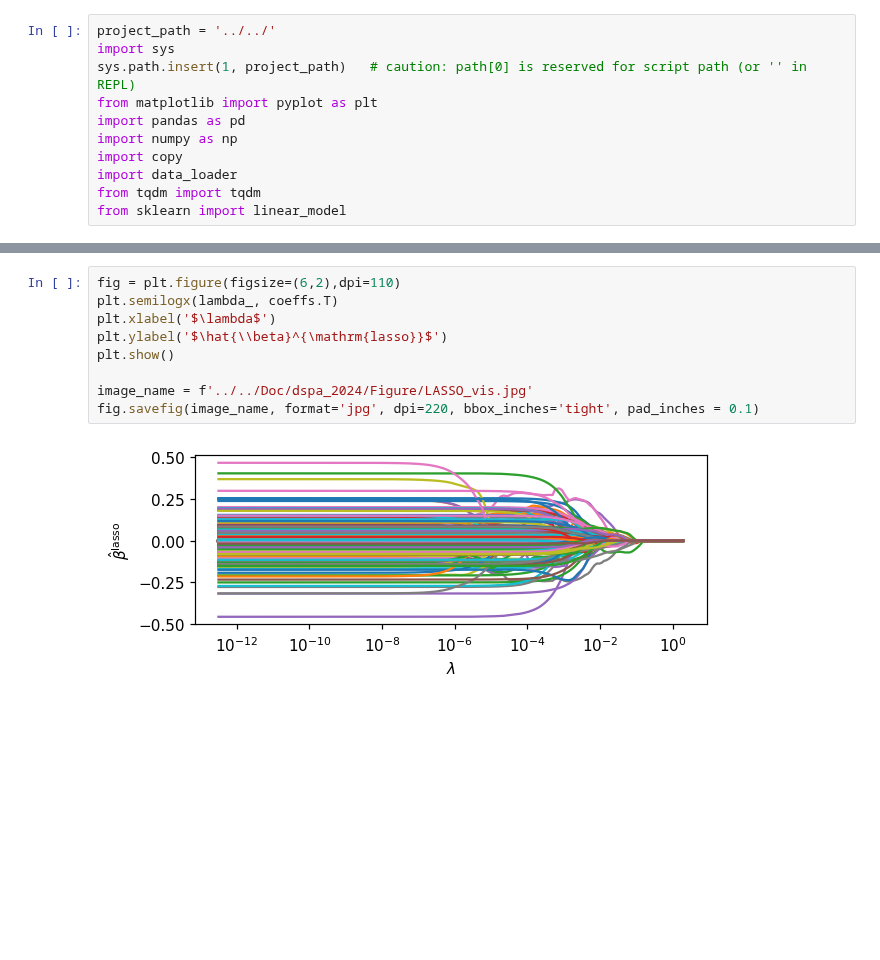
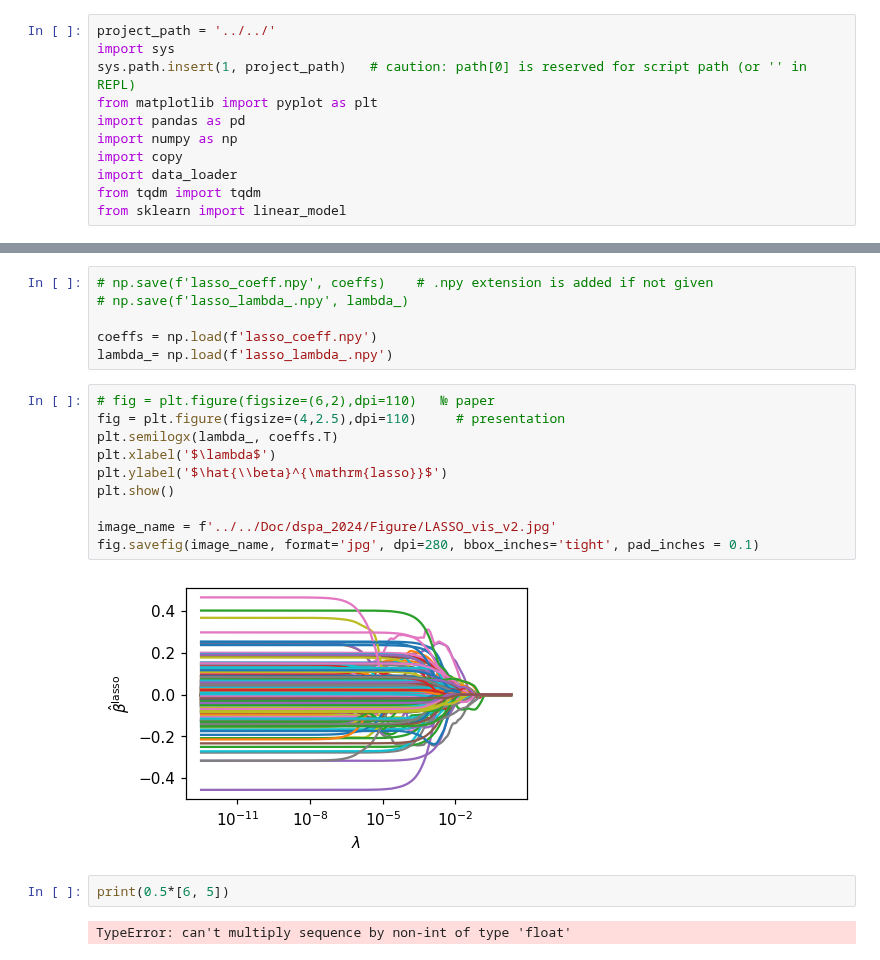
Before and after one commit to vortex2894/speech-emotion-recognition-system, a Jupyter notebook: notebooks/lda/LASSO_ranking_visualization.ipynb, the cells around one changed output, grey strips where cells are left out. Cells and saved outputs as stored; diff of their text form; blank space fills up the shorter version.

Commit message:
Presentation WIP (22-03-2024)

```diff
--- a/notebooks/lda/LASSO_ranking_visualization.ipynb
+++ b/notebooks/lda/LASSO_ranking_visualization.ipynb
@@ -53,14 +53,25 @@ X.columns =  Index(['0', '1', '2', '3', '4', '5', '6', '7', '8', '9',
        ...
        '296', '297', '298', '299', '300', '301', '302', '303', '304', '305'],
       dtype='object', length=306)
+# %%
+# np.save(f'lasso_coeff.npy', coeffs)    # .npy extension is added if not given
+# np.save(f'lasso_lambda_.npy', lambda_)
+
+coeffs = np.load(f'lasso_coeff.npy')
+lambda_= np.load(f'lasso_lambda_.npy')
 # %%
-fig = plt.figure(figsize=(6,2),dpi=110)
+# fig = plt.figure(figsize=(6,2),dpi=110)   № paper
+fig = plt.figure(figsize=(4,2.5),dpi=110)     # presentation
 plt.semilogx(lambda_, coeffs.T)
 plt.xlabel('$\lambda$')
 plt.ylabel('$\hat{\\beta}^{\mathrm{lasso}}$')
 plt.show()
 
-image_name = f'../../Doc/dspa_2024/Figure/LASSO_vis.jpg'
-fig.savefig(image_name, format='jpg', dpi=220, bbox_inches='tight', pad_inches = 0.1)
+image_name = f'../../Doc/dspa_2024/Figure/LASSO_vis_v2.jpg'
+fig.savefig(image_name, format='jpg', dpi=280, bbox_inches='tight', pad_inches = 0.1)
 # %% [output]
-[figure, old version]
+[figure, new version]
+# %%
+print(0.5*[6, 5])
+# %% [output]
+TypeError: can't multiply sequence by non-int of type 'float'
```
Also changed, not shown: parts of 1 cell of this notebook, 5 other files.
